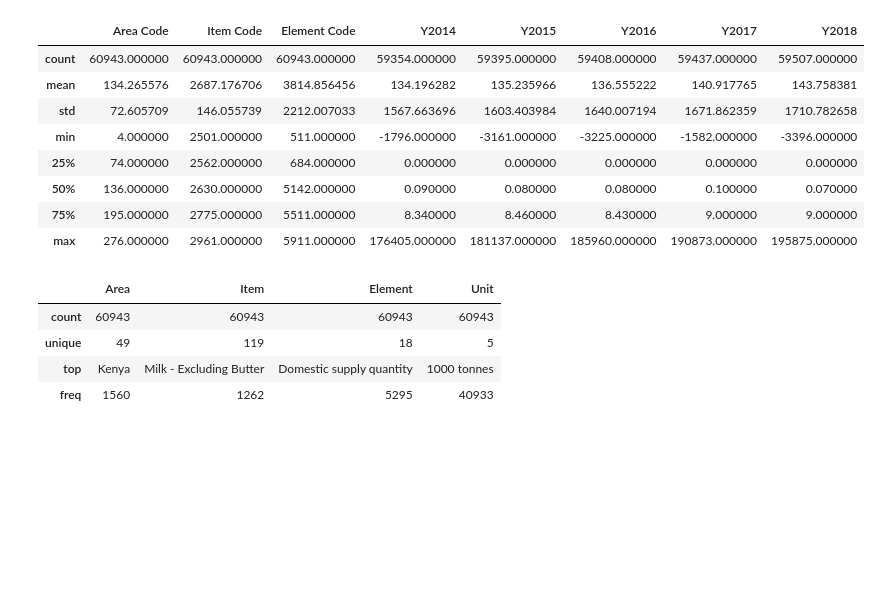
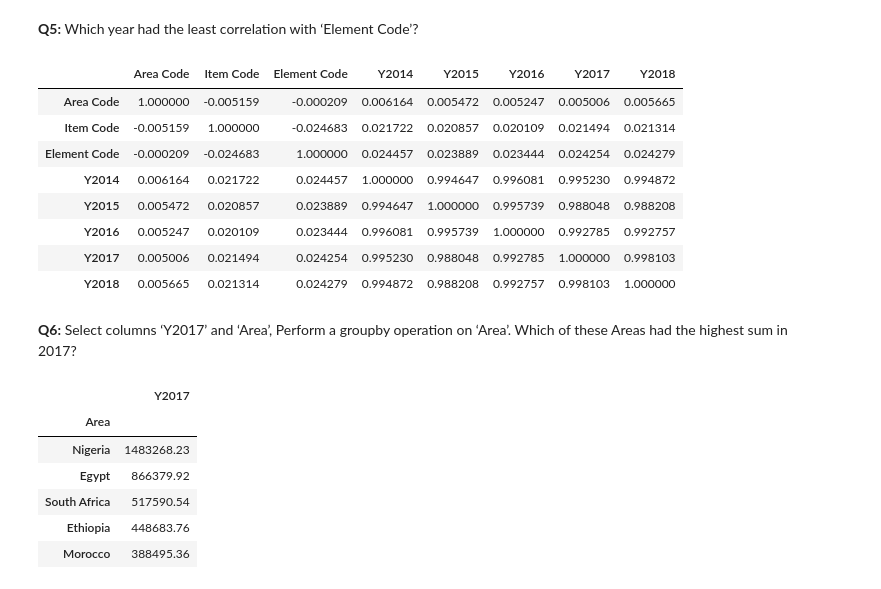
Before and after one commit to NdAbdulsalaam/hamoye_quiz, a Jupyter notebook: noflag.ipynb, the cells around one changed output. Cells and saved outputs as stored; diff of their text form; code cells hidden in the pictures; blank space fills up the shorter version.

```diff
--- a/noflag.ipynb
+++ b/noflag.ipynb
@@ -36,20 +117,26 @@ memory usage: 5.6+ MB
+# %% [markdown]
+**Q5:** Which year had the least correlation with ‘Element Code’?
 # %%
-df.describeribe()
+df.corr()
 # %% [output]
 |  | Area Code | Item Code | Element Code | Y2014 | Y2015 | Y2016 | Y2017 | Y2018 |
-| count | 60943.000000 | 60943.000000 | 60943.000000 | 59354.000000 | 59395.000000 | 59408.000000 | 59437.000000 | 59507.000000 |
-| mean | 134.265576 | 2687.176706 | 3814.856456 | 134.196282 | 135.235966 | 136.555222 | 140.917765 | 143.758381 |
-| std | 72.605709 | 146.055739 | 2212.007033 | 1567.663696 | 1603.403984 | 1640.007194 | 1671.862359 | 1710.782658 |
-| min | 4.000000 | 2501.000000 | 511.000000 | -1796.000000 | -3161.000000 | -3225.000000 | -1582.000000 | -3396.000000 |
-| 25% | 74.000000 | 2562.000000 | 684.000000 | 0.000000 | 0.000000 | 0.000000 | 0.000000 | 0.000000 |
-| 50% | 136.000000 | 2630.000000 | 5142.000000 | 0.090000 | 0.080000 | 0.080000 | 0.100000 | 0.070000 |
-| 75% | 195.000000 | 2775.000000 | 5511.000000 | 8.340000 | 8.460000 | 8.430000 | 9.000000 | 9.000000 |
-| max | 276.000000 | 2961.000000 | 5911.000000 | 176405.000000 | 181137.000000 | 185960.000000 | 190873.000000 | 195875.000000 |
+| Area Code | 1.000000 | -0.005159 | -0.000209 | 0.006164 | 0.005472 | 0.005247 | 0.005006 | 0.005665 |
+| Item Code | -0.005159 | 1.000000 | -0.024683 | 0.021722 | 0.020857 | 0.020109 | 0.021494 | 0.021314 |
+| Element Code | -0.000209 | -0.024683 | 1.000000 | 0.024457 | 0.023889 | 0.023444 | 0.024254 | 0.024279 |
+| Y2014 | 0.006164 | 0.021722 | 0.024457 | 1.000000 | 0.994647 | 0.996081 | 0.995230 | 0.994872 |
+| Y2015 | 0.005472 | 0.020857 | 0.023889 | 0.994647 | 1.000000 | 0.995739 | 0.988048 | 0.988208 |
+| Y2016 | 0.005247 | 0.020109 | 0.023444 | 0.996081 | 0.995739 | 1.000000 | 0.992785 | 0.992757 |
+| Y2017 | 0.005006 | 0.021494 | 0.024254 | 0.995230 | 0.988048 | 0.992785 | 1.000000 | 0.998103 |
+| Y2018 | 0.005665 | 0.021314 | 0.024279 | 0.994872 | 0.988208 | 0.992757 | 0.998103 | 1.000000 |
-# %%
-df.describe(include = 'O')
-# %% [output]
-|  | Area | Item | Element | Unit |
-| count | 60943 | 60943 | 60943 | 60943 |
-| unique | 49 | 119 | 18 | 5 |
-| top | Kenya | Milk - Excluding Butter | Domestic supply quantity | 1000 tonnes |
-| freq | 1560 | 1262 | 5295 | 40933 |
+# %% [markdown]
+**Q6:** Select columns ‘Y2017’ and ‘Area’, Perform a groupby operation on ‘Area’.  Which of these Areas had the highest sum in 2017?
+# %%
+df[["Area", "Y2017"]].groupby("Area").sum().sort_values(by = "Y2017", ascending = False).head()
+# %% [output]
+|  | Y2017 |
+| Area |  |
+| Nigeria | 1483268.23 |
+| Egypt | 866379.92 |
+| South Africa | 517590.54 |
+| Ethiopia | 448683.76 |
+| Morocco | 388495.36 |
```
Also changed, not shown: parts of 25 cells of this notebook.
